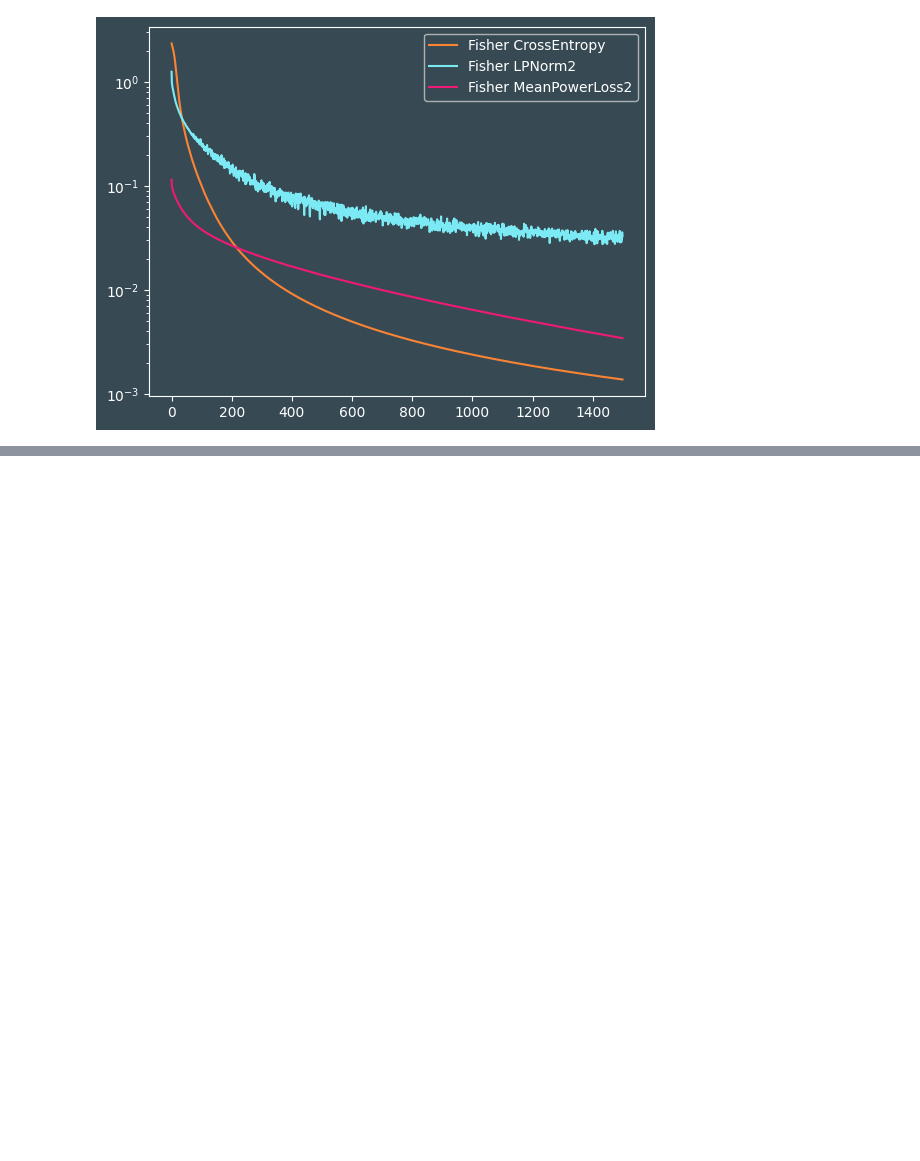
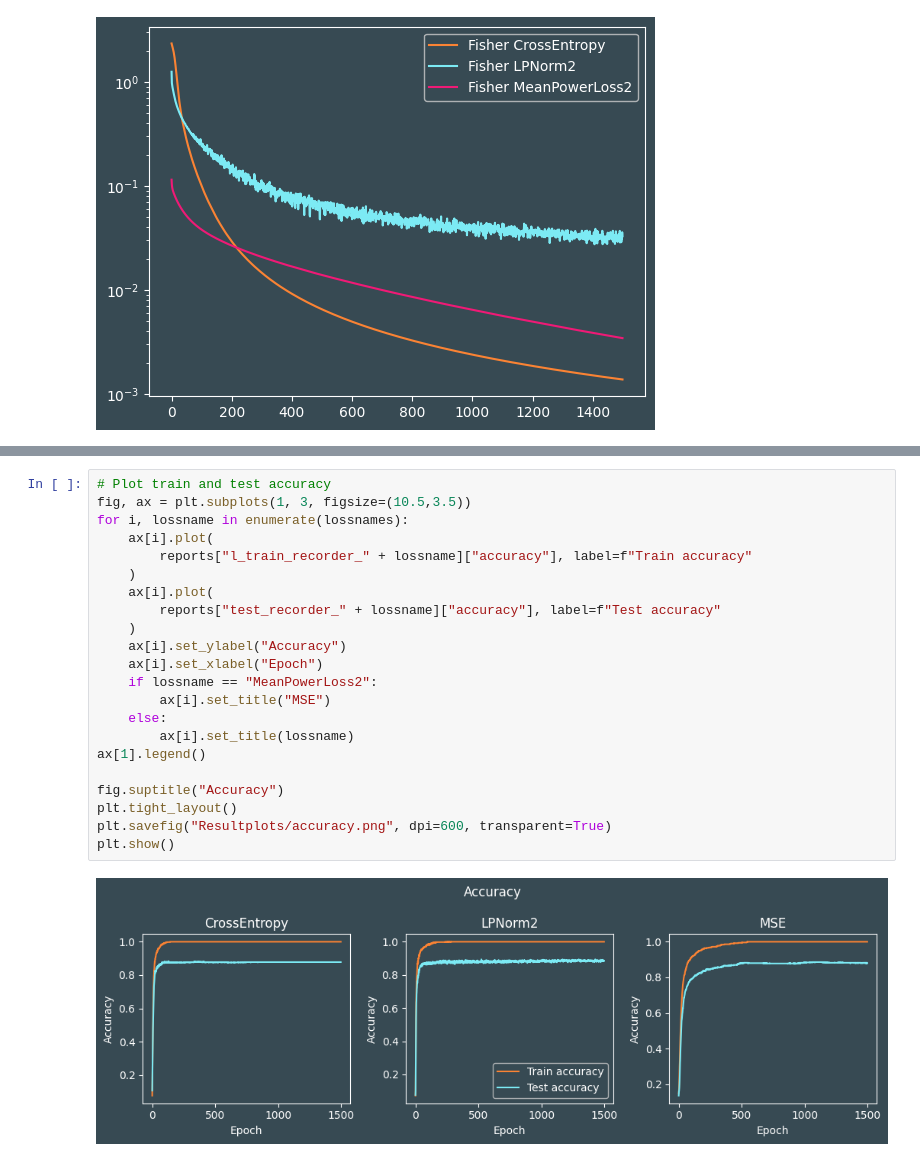
Before and after one commit to ma-sauter/Talks, a Jupyter notebook: dpg-fruehjahrstagung-2024/Experiments/Plotting.ipynb, the cells around one changed output, grey strips where cells are left out. Drawn from its saved outputs; the diff is of its cells as text; blank space fills up the shorter version.

```diff
--- a/dpg-fruehjahrstagung-2024/Experiments/Plotting.ipynb
+++ b/dpg-fruehjahrstagung-2024/Experiments/Plotting.ipynb
@@ -54,2 +76,26 @@ plt.show()
+# %%
+# Plot train and test accuracy
+fig, ax = plt.subplots(1, 3, figsize=(10.5,3.5))
+for i, lossname in enumerate(lossnames):
+    ax[i].plot(
+        reports["l_train_recorder_" + lossname]["accuracy"], label=f"Train accuracy"
+    )
+    ax[i].plot(
+        reports["test_recorder_" + lossname]["accuracy"], label=f"Test accuracy"
+    )
+    ax[i].set_ylabel("Accuracy")
+    ax[i].set_xlabel("Epoch")
+    if lossname == "MeanPowerLoss2":
+        ax[i].set_title("MSE")
+    else:
+        ax[i].set_title(lossname)
+ax[1].legend()
+
+fig.suptitle("Accuracy")
+plt.tight_layout()
+plt.savefig("Resultplots/accuracy.png", dpi=600, transparent=True)
+plt.show()
+# %% [output]
+[figure, added]
 # %%
 class NeonHue:
```
Also changed, not shown: parts of 7 cells of this notebook, 15 other files.
